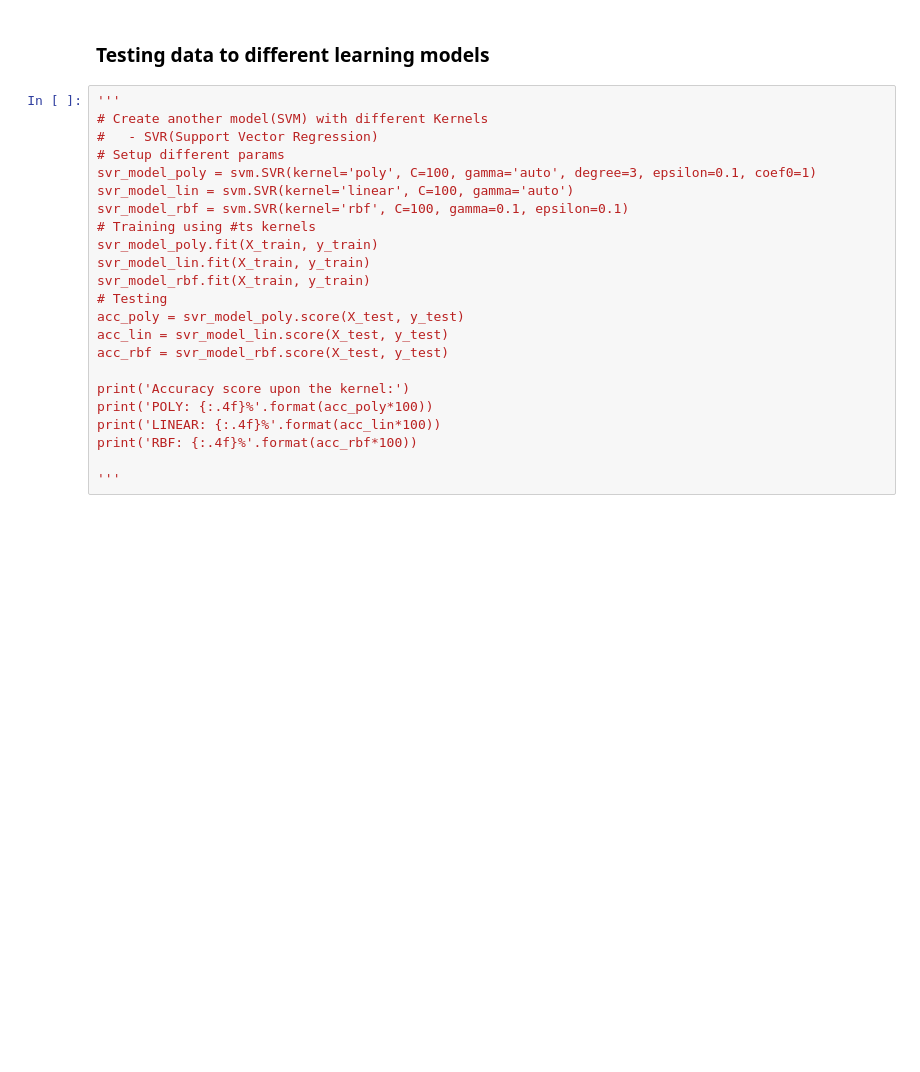
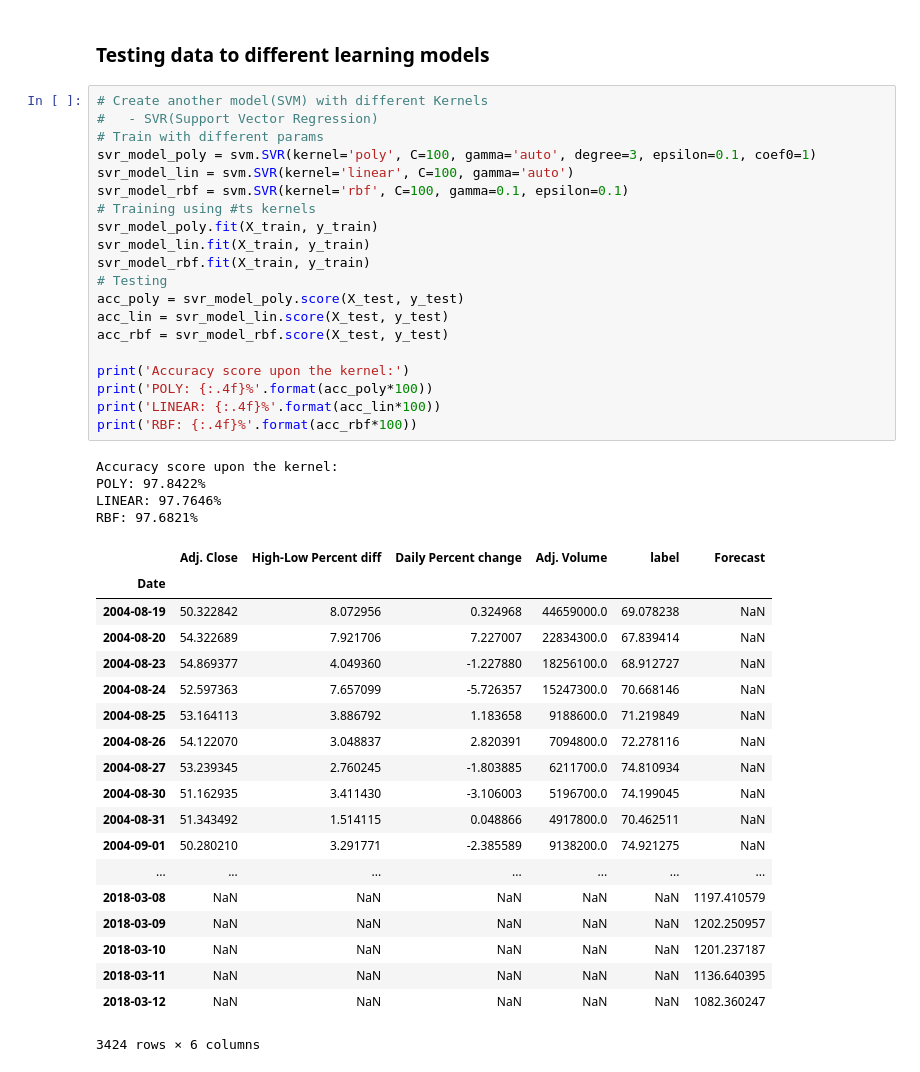
Before and after one commit to naivomah3/ml-deep-learning, a Jupyter notebook: 07-linear-regression/stock-price-forecast-linear-reg.ipynb, the cells around one changed output. Drawn from its saved outputs; the diff is of its cells as text; blank space fills up the shorter version.

```diff
--- a/07-linear-regression/stock-price-forecast-linear-reg.ipynb
+++ b/07-linear-regression/stock-price-forecast-linear-reg.ipynb
@@ -128,25 +137,46 @@ plt.show()
 # %% [markdown]
 ### Testing data to different learning models
 # %%
-'''
 # Create another model(SVM) with different Kernels
 #   - SVR(Support Vector Regression)
-# Setup different params
+# Train with different params
 svr_model_poly = svm.SVR(kernel='poly', C=100, gamma='auto', degree=3, epsilon=0.1, coef0=1)
 svr_model_lin = svm.SVR(kernel='linear', C=100, gamma='auto')
 svr_model_rbf = svm.SVR(kernel='rbf', C=100, gamma=0.1, epsilon=0.1)
 # Training using #ts kernels
 svr_model_poly.fit(X_train, y_train)
 svr_model_lin.fit(X_train, y_train)
 svr_model_rbf.fit(X_train, y_train)
 # Testing
 acc_poly = svr_model_poly.score(X_test, y_test)
 acc_lin = svr_model_lin.score(X_test, y_test)
 acc_rbf = svr_model_rbf.score(X_test, y_test)
 
 print('Accuracy score upon the kernel:')
 print('POLY: {:.4f}%'.format(acc_poly*100))
 print('LINEAR: {:.4f}%'.format(acc_lin*100))
 print('RBF: {:.4f}%'.format(acc_rbf*100))
-
-'''
+# %% [output]
+Accuracy score upon the kernel:
+POLY: 97.8422%
+LINEAR: 97.7646%
+RBF: 97.6821%
+|  | Adj. Close | High-Low Percent diff | Daily Percent change | Adj. Volume | label | Forecast |
+| Date |  |  |  |  |  |  |
+| 2004-08-19 | 50.322842 | 8.072956 | 0.324968 | 44659000.0 | 69.078238 | NaN |
+| 2004-08-20 | 54.322689 | 7.921706 | 7.227007 | 22834300.0 | 67.839414 | NaN |
+| 2004-08-23 | 54.869377 | 4.049360 | -1.227880 | 18256100.0 | 68.912727 | NaN |
+| 2004-08-24 | 52.597363 | 7.657099 | -5.726357 | 15247300.0 | 70.668146 | NaN |
+| 2004-08-25 | 53.164113 | 3.886792 | 1.183658 | 9188600.0 | 71.219849 | NaN |
+| 2004-08-26 | 54.122070 | 3.048837 | 2.820391 | 7094800.0 | 72.278116 | NaN |
+| 2004-08-27 | 53.239345 | 2.760245 | -1.803885 | 6211700.0 | 74.810934 | NaN |
+| 2004-08-30 | 51.162935 | 3.411430 | -3.106003 | 5196700.0 | 74.199045 | NaN |
+| 2004-08-31 | 51.343492 | 1.514115 | 0.048866 | 4917800.0 | 70.462511 | NaN |
+| 2004-09-01 | 50.280210 | 3.291771 | -2.385589 | 9138200.0 | 74.921275 | NaN |
+| ... | ... | ... | ... | ... | ... | ... |
+| 2018-03-08 | NaN | NaN | NaN | NaN | NaN | 1197.410579 |
+| 2018-03-09 | NaN | NaN | NaN | NaN | NaN | 1202.250957 |
+| 2018-03-10 | NaN | NaN | NaN | NaN | NaN | 1201.237187 |
+| 2018-03-11 | NaN | NaN | NaN | NaN | NaN | 1136.640395 |
+| 2018-03-12 | NaN | NaN | NaN | NaN | NaN | 1082.360247 |
+3424 rows × 6 columns
```
Also changed, not shown: parts of 5 cells of this notebook, 2 other files.
